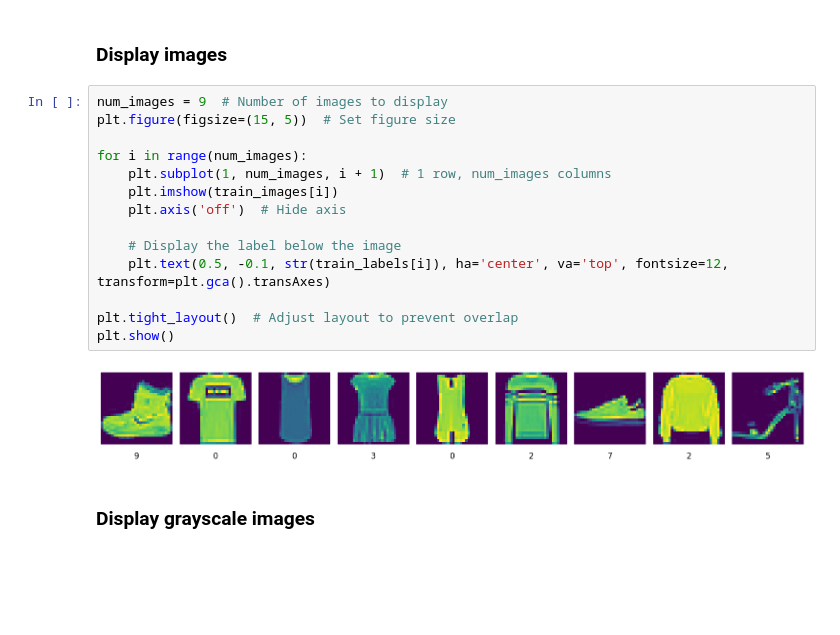
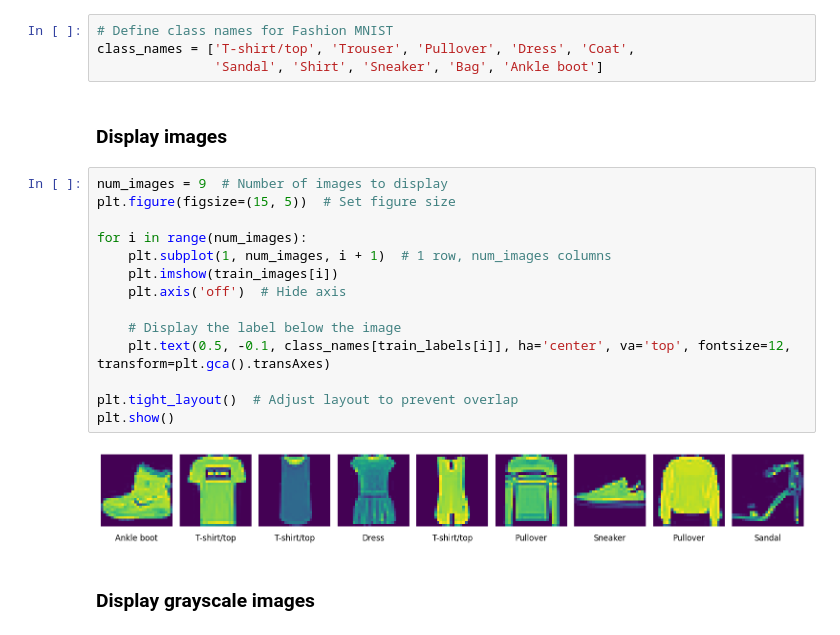
Before and after one commit to cyberfantics/fashion-mnist-prediction, a Jupyter notebook: mnist fashion dataset.ipynb, the cells around one changed output. Cells and saved outputs as stored; diff of their text form; blank space fills up the shorter version.

```diff
--- a/mnist fashion dataset.ipynb
+++ b/mnist fashion dataset.ipynb
@@ -15,21 +19,25 @@ fashion = data.fashion_mnist
+# %%
+# Define class names for Fashion MNIST
+class_names = ['T-shirt/top', 'Trouser', 'Pullover', 'Dress', 'Coat',
+               'Sandal', 'Shirt', 'Sneaker', 'Bag', 'Ankle boot']
 # %% [markdown]
 ### Display images
 # %%
 num_images = 9  # Number of images to display
 plt.figure(figsize=(15, 5))  # Set figure size
 
 for i in range(num_images):
     plt.subplot(1, num_images, i + 1)  # 1 row, num_images columns
     plt.imshow(train_images[i])
     plt.axis('off')  # Hide axis
 
     # Display the label below the image
-    plt.text(0.5, -0.1, str(train_labels[i]), ha='center', va='top', fontsize=12, transform=plt.gca().transAxes)
+    plt.text(0.5, -0.1, class_names[train_labels[i]], ha='center', va='top', fontsize=12, transform=plt.gca().transAxes)
 
 plt.tight_layout()  # Adjust layout to prevent overlap
 plt.show()
 # %% [output]
-[figure, old version]
+[figure, new version]
 # %% [markdown]
 ### Display grayscale images
 # %%
```
Also changed, not shown: parts of 9 cells of this notebook, 2 other files.
